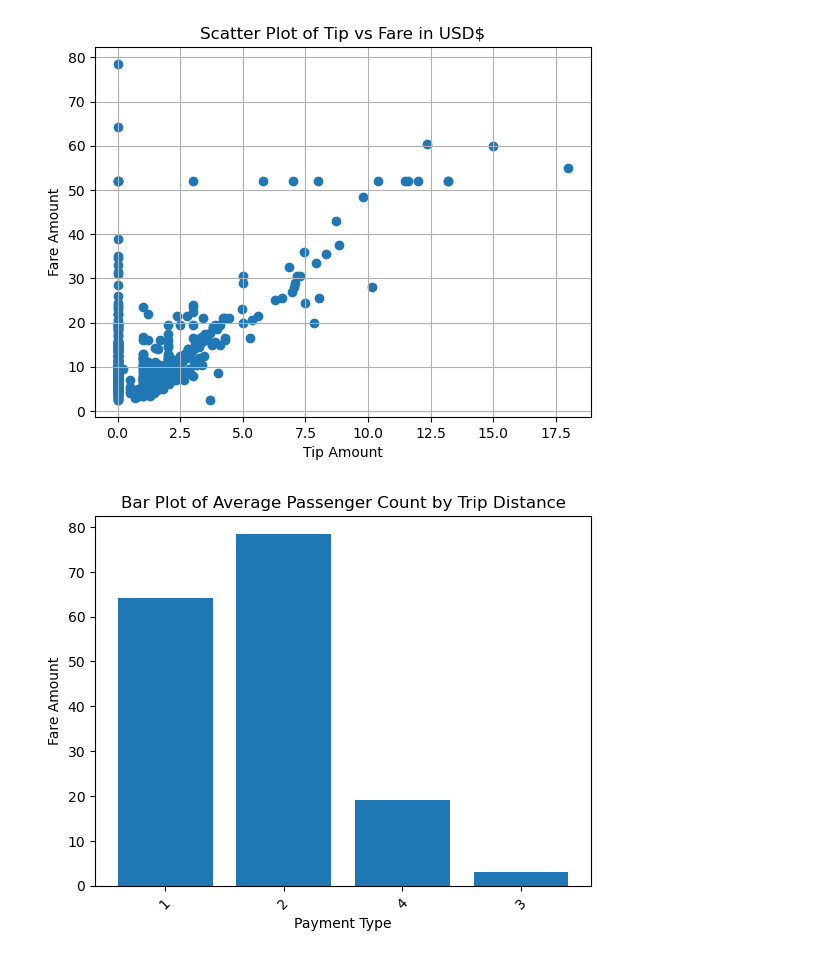
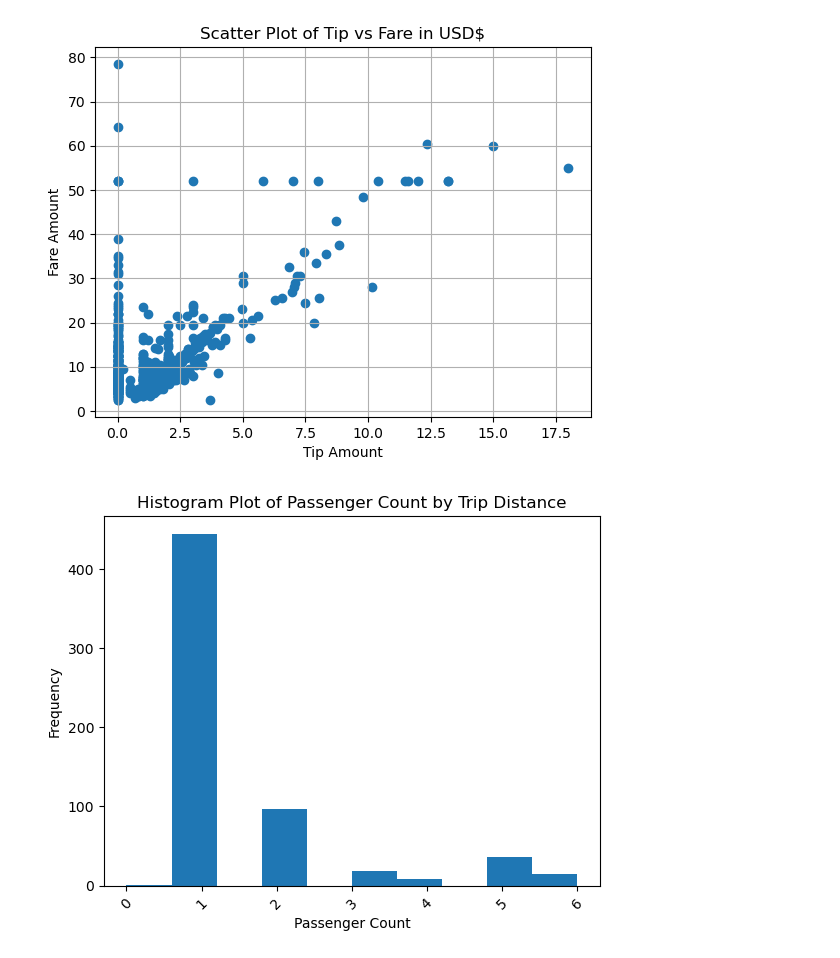
Before and after one commit to awinkhater/BDG3_FTP, a Jupyter notebook: Final_Project/BDFTP_Alex.ipynb, the cells around one changed output. Saved outputs shown, nothing was run; the diff lists cells and outputs as text; code cells hidden in the pictures.

```diff
--- a/Final_Project/BDFTP_Alex.ipynb
+++ b/Final_Project/BDFTP_Alex.ipynb
@@ -235,20 +322,20 @@ plt.show()
 # %% [output]
 [figure]
 # %%
-plt.bar(df['Payment_Type'], df['Fare_Amount'])
+plt.hist(df['Passenger_Count'])
 
 # Add labels and title
-plt.xlabel('Payment Type')
-plt.ylabel('Fare Amount')
-plt.title('Bar Plot of Average Passenger Count by Trip Distance')
+plt.xlabel('Passenger Count')
+plt.ylabel('Frequency')
+plt.title('Histogram Plot of Passenger Count by Trip Distance')
 
 # Rotate x-axis labels for better readability (optional)
 plt.xticks(rotation=45)
 
 # Show plot
 plt.show()
 # %% [output]
-[figure, old version]
+[figure, new version]
 # %%
 ##============== WARNING MAKES EVERYTHING SUPER SUPER SLOW. COMMENT THIS OUT WHEN NOT IN USE
 ##============== SAVED IT AS HTML ALREADY, Just use that---> SEE GIT HUB
```
Also changed, not shown: parts of 4 cells of this notebook.
